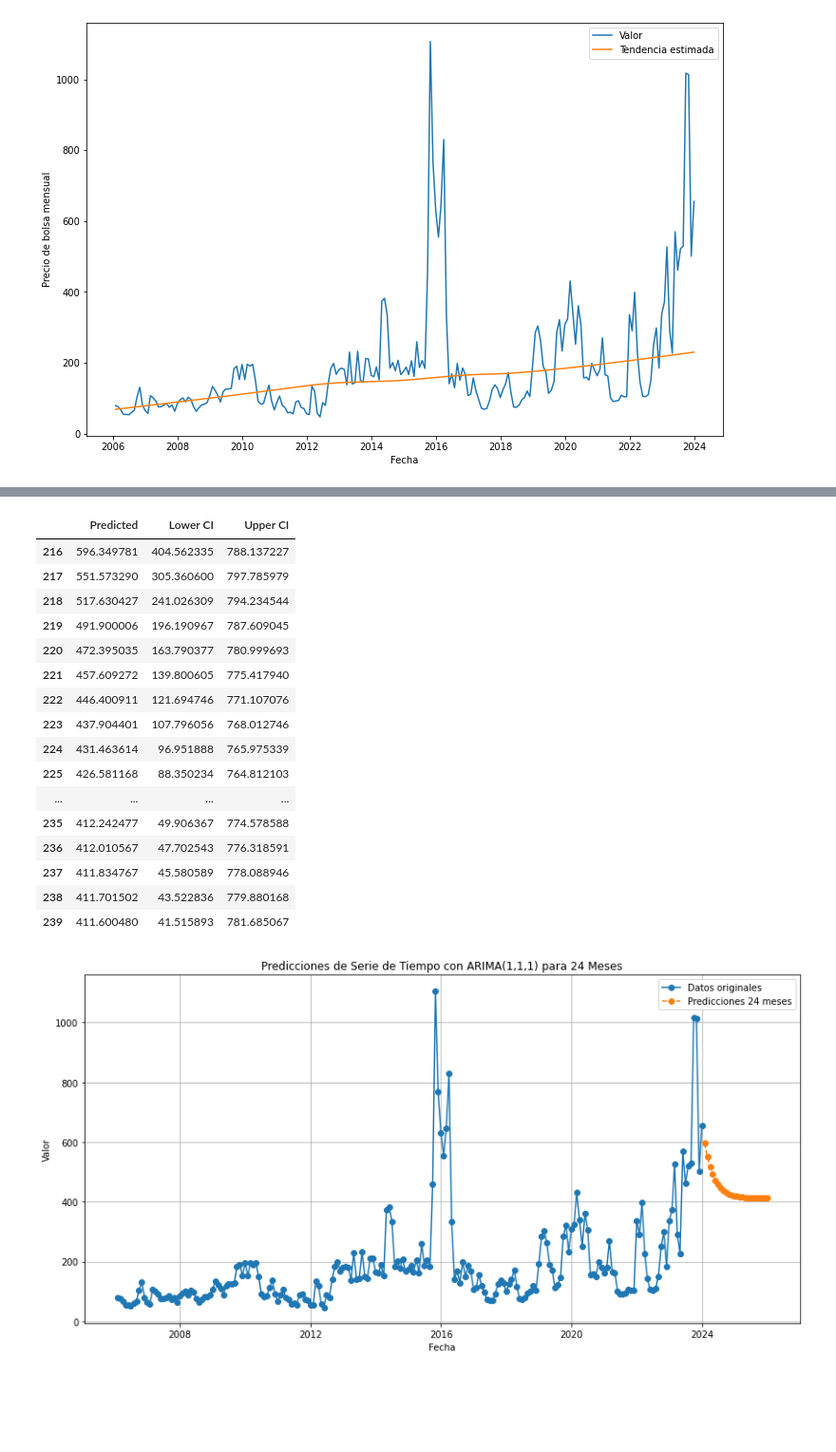
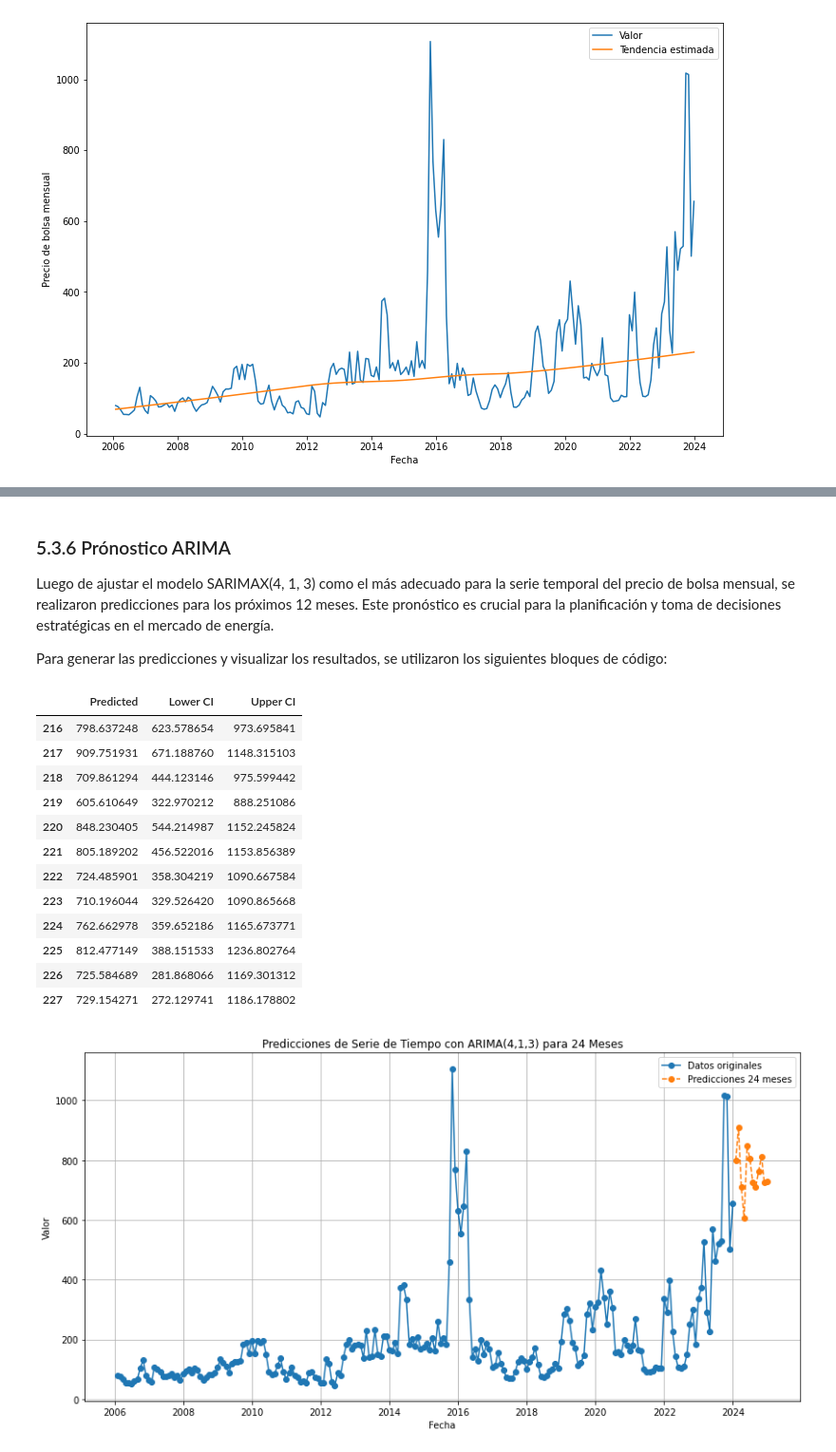
Before and after one commit to kmartinezm/G6-AST, a Jupyter notebook: mynewbook/_build/jupyter_execute/und5_forecast.ipynb, the cells around one changed output, grey strips where cells are left out. Shown: that part at 95% size. Cells and saved outputs as stored; diff of their text form; code cells hidden in the pictures; blank space fills up the shorter version.

```diff
--- a/mynewbook/_build/jupyter_execute/und5_forecast.ipynb
+++ b/mynewbook/_build/jupyter_execute/und5_forecast.ipynb
@@ -143,3 +161,0 @@ df_mes = df_mes[['mes','valor']]
-# %%
-# Calcular la serie diferenciada
-df_vcm['valor_dif'] = df_vcm['valor'].diff().dropna()
@@ -205,0 +269,7 @@ Este modelo es particularmente útil cuando se desea un modelo simple que aún s
+# %%
+# Ajustar un modelo ARIMA(4,1,3) a la serie temporal, usando los parámetros sugeridos por los gráficos ACF y PACF
+model_vf = ARIMA(df_vcm['valor'].dropna(), order=(4, 1, 3))
+model_fit_vf = model_vf.fit()
+
+# Mostrar el resumen del modelo ajustado
+model_fit_vf.summary()
@@ -206,47 +351,49 @@ Este modelo es particularmente útil cuando se desea un modelo simple que aún s
+# %% [markdown]
+### 5.3.6 Prónostico ARIMA
+
+Luego de ajustar el modelo SARIMAX(4, 1, 3) como el más adecuado para la serie temporal del precio de bolsa mensual, se realizaron predicciones para los próximos 12 meses. Este pronóstico es crucial para la planificación y toma de decisiones estratégicas en el mercado de energía.
+
+Para generar las predicciones y visualizar los resultados, se utilizaron los siguientes bloques de código:
 # %%
-# Hacer predicciones con el modelo ARIMA ajustado para los próximos 24 períodos
-forecast_24 = model_fit.get_forecast(steps=24)
-forecast_conf_int_24 = forecast_24.conf_int()
+# Hacer predicciones con el modelo ARIMA ajustado para los próximos 12 períodos
+forecast_12 = model_fit_vf.get_forecast(steps=12)
+forecast_conf_int_12 = forecast_12.conf_int()
 
 # Crear un DataFrame para visualizar las predicciones y los intervalos de confianza para 24 meses
-forecast_df_24 = pd.DataFrame({
-    'Predicted': forecast_24.predicted_mean,
-    'Lower CI': forecast_conf_int_24.iloc[:, 0],
-    'Upper CI': forecast_conf_int_24.iloc[:, 1]
+forecast_df_12 = pd.DataFrame({
+    'Predicted': forecast_12.predicted_mean,
+    'Lower CI': forecast_conf_int_12.iloc[:, 0],
+    'Upper CI': forecast_conf_int_12.iloc[:, 1]
 })
 
-forecast_df_24
+forecast_df_12
 # %% [output]
 |  | Predicted | Lower CI | Upper CI |
-| 216 | 596.349781 | 404.562335 | 788.137227 |
-| 217 | 551.573290 | 305.360600 | 797.785979 |
-| 218 | 517.630427 | 241.026309 | 794.234544 |
-| 219 | 491.900006 | 196.190967 | 787.609045 |
-| 220 | 472.395035 | 163.790377 | 780.999693 |
-| 221 | 457.609272 | 139.800605 | 775.417940 |
-| 222 | 446.400911 | 121.694746 | 771.107076 |
-| 223 | 437.904401 | 107.796056 | 768.012746 |
-| 224 | 431.463614 | 96.951888 | 765.975339 |
-| 225 | 426.581168 | 88.350234 | 764.812103 |
-| ... | ... | ... | ... |
-| 235 | 412.242477 | 49.906367 | 774.578588 |
-| 236 | 412.010567 | 47.702543 | 776.318591 |
-| 237 | 411.834767 | 45.580589 | 778.088946 |
-| 238 | 411.701502 | 43.522836 | 779.880168 |
-| 239 | 411.600480 | 41.515893 | 781.685067 |
+| 216 | 798.637248 | 623.578654 | 973.695841 |
+| 217 | 909.751931 | 671.188760 | 1148.315103 |
+| 218 | 709.861294 | 444.123146 | 975.599442 |
+| 219 | 605.610649 | 322.970212 | 888.251086 |
+| 220 | 848.230405 | 544.214987 | 1152.245824 |
+| 221 | 805.189202 | 456.522016 | 1153.856389 |
+| 222 | 724.485901 | 358.304219 | 1090.667584 |
+| 223 | 710.196044 | 329.526420 | 1090.865668 |
+| 224 | 762.662978 | 359.652186 | 1165.673771 |
+| 225 | 812.477149 | 388.151533 | 1236.802764 |
+| 226 | 725.584689 | 281.868066 | 1169.301312 |
+| 227 | 729.154271 | 272.129741 | 1186.178802 |
 # %%
 # Generar fechas de predicción para 24 meses
-prediction_dates_24 = pd.date_range(start=df_vcm['fechaoperacion'].iloc[-1] + pd.DateOffset(months=1), periods=24, freq='M')
+prediction_dates_12 = pd.date_range(start=df_vcm['fechaoperacion'].iloc[-1] + pd.DateOffset(months=1), periods=12, freq='M')
 
 # Graficar la serie original y las predicciones para 24 meses
 plt.figure(figsize=(14, 7))
 plt.plot(df_vcm['fechaoperacion'], df_vcm['valor'], label='Datos originales', marker='o')
-plt.plot(prediction_dates_24, forecast_24.predicted_mean, label='Predicciones 24 meses', marker='o', linestyle='--')
-plt.title('Predicciones de Serie de Tiempo con ARIMA(1,1,1) para 24 Meses')
+plt.plot(prediction_dates_12, forecast_12.predicted_mean, label='Predicciones 24 meses', marker='o', linestyle='--')
+plt.title('Predicciones de Serie de Tiempo con ARIMA(4,1,3) para 24 Meses')
 plt.xlabel('Fecha')
 plt.ylabel('Valor')
 plt.legend()
 plt.grid(True)
 plt.show()
 # %% [output]
-[figure, old version]
+[figure, new version]
```
Also changed, not shown: parts of 26 cells of this notebook, 23 other files.
